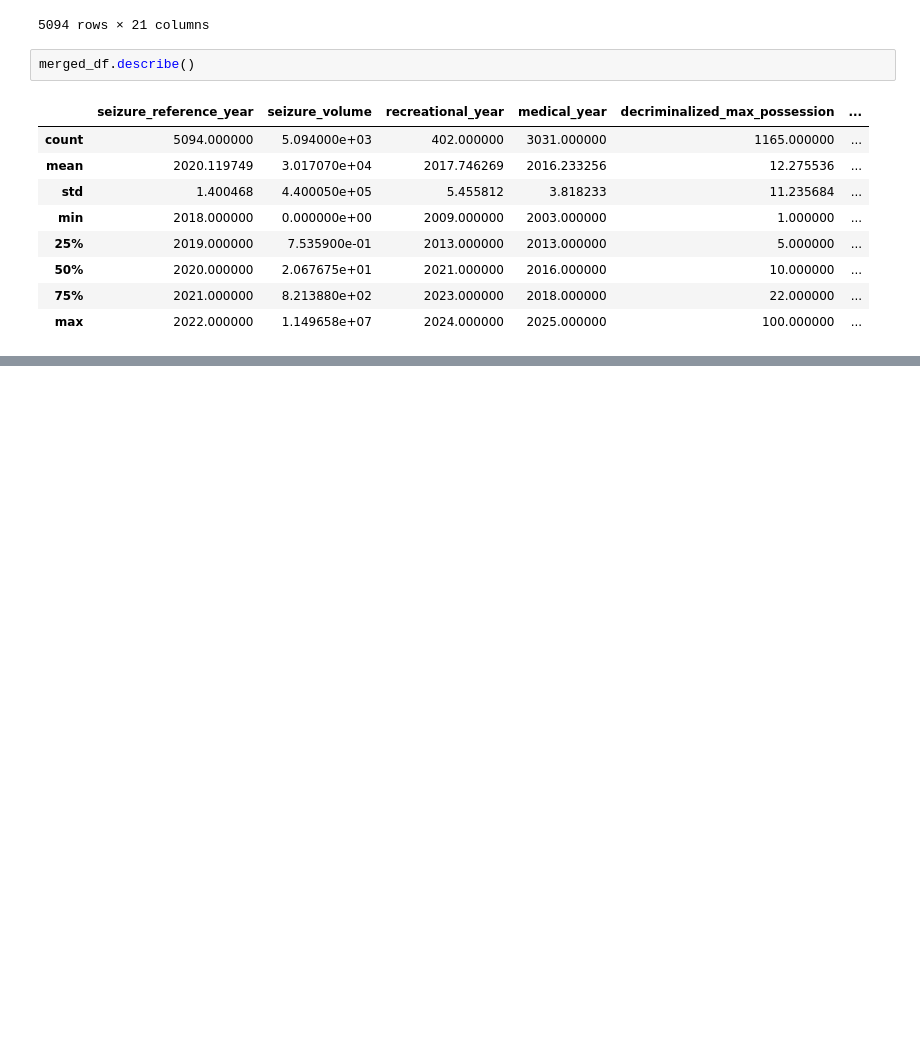
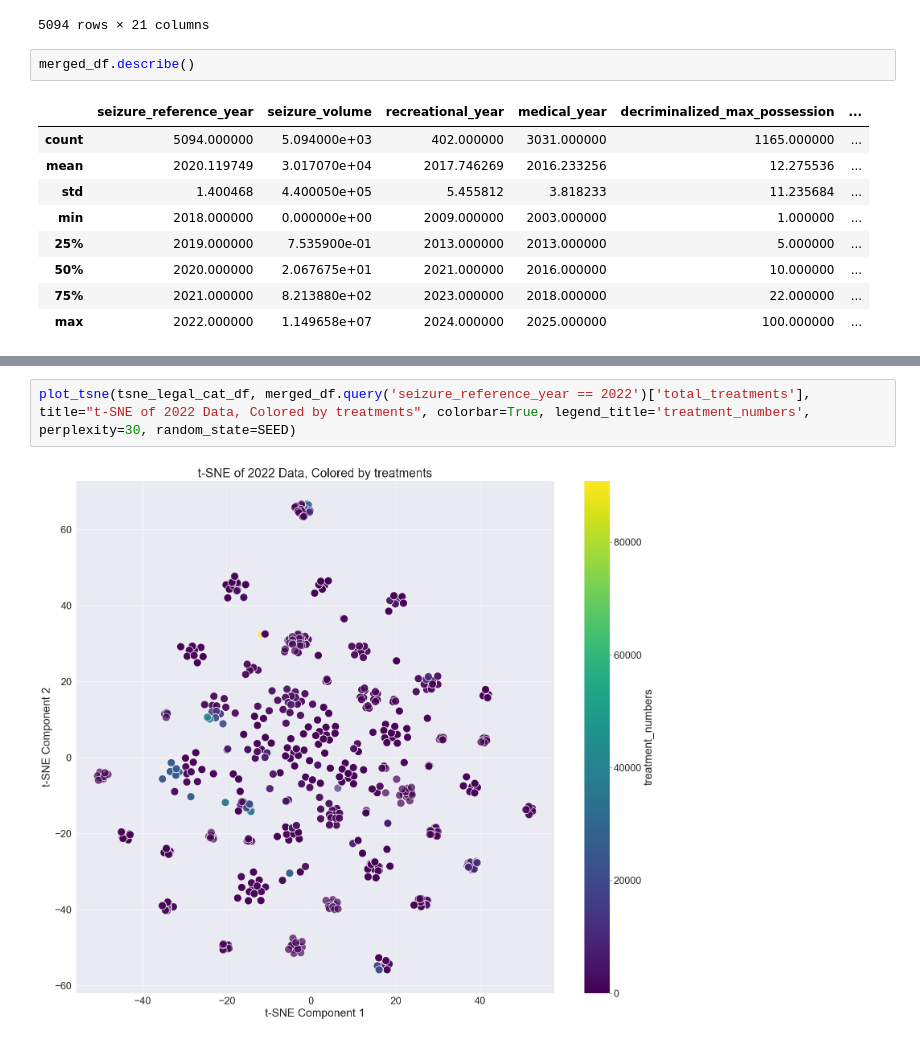
Before and after one commit to ArieStoli/ds-lab-2025, a Jupyter notebook: data_preprocessing.ipynb, the cells around one changed output, grey strips where cells are left out. Cells and saved outputs as stored; diff of their text form; blank space fills up the shorter version.

```diff
--- a/data_preprocessing.ipynb
+++ b/data_preprocessing.ipynb
@@ -1952,0 +2108,4 @@ merged_df.describe(include='object')
+# %%
+plot_tsne(tsne_legal_cat_df, merged_df.query('seizure_reference_year == 2022')['total_treatments'], title="t-SNE of 2022 Data, Colored by treatments", colorbar=True, legend_title='treatment_numbers', perplexity=30, random_state=SEED)
+# %% [output]
+[figure, added]
```
Also changed, not shown: parts of 6 cells of this notebook.
